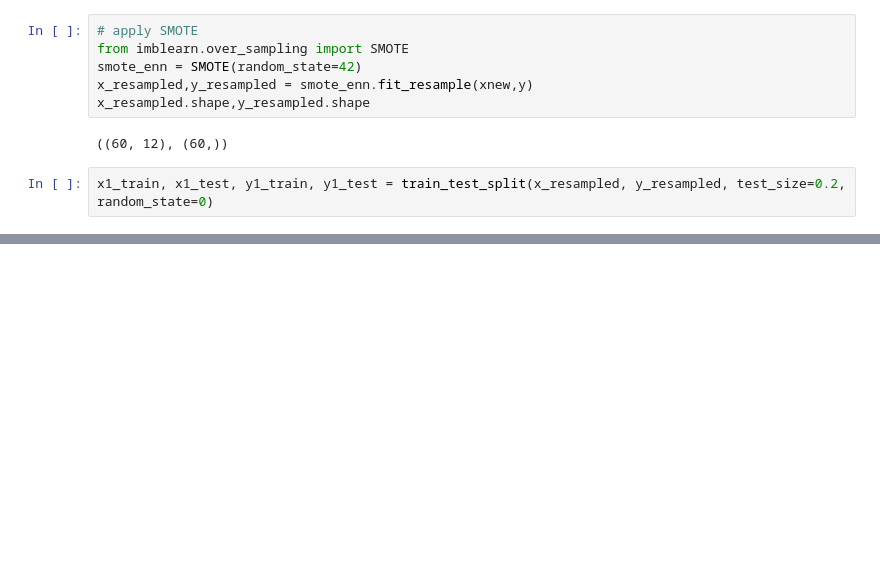
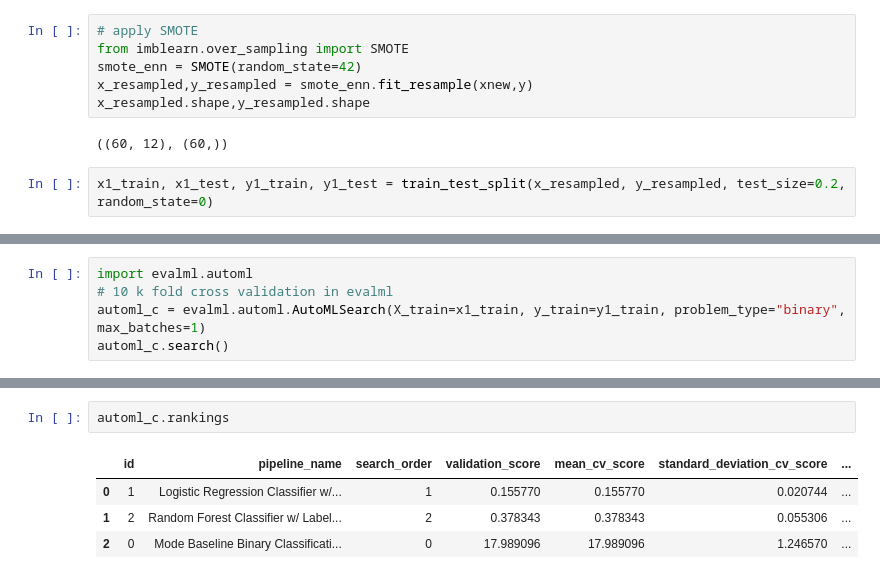
Before and after one commit to TheNobody-12/Data-Minining-Project-2022, a Jupyter notebook: Water quality/NoteBook1.ipynb, the cells around one changed output, grey strips where cells are left out. Drawn from its saved outputs; the diff is of its cells as text; blank space fills up the shorter version.

```diff
--- a/Water quality/NoteBook1.ipynb
+++ b/Water quality/NoteBook1.ipynb
@@ -614,0 +804,5 @@ weighted avg       0.93      0.92      0.92        12
+# %%
+import evalml.automl
+# 10 k fold cross validation in evalml
+automl_c = evalml.automl.AutoMLSearch(X_train=x1_train, y_train=y1_train, problem_type="binary", max_batches=1)
+automl_c.search()
@@ -614,0 +815,7 @@ weighted avg       0.93      0.92      0.92        12
+# %%
+automl_c.rankings
+# %% [output]
+|  | id | pipeline_name | search_order | validation_score | mean_cv_score | standard_deviation_cv_score | ... |
+| 0 | 1 | Logistic Regression Classifier w/... | 1 | 0.155770 | 0.155770 | 0.020744 | ... |
+| 1 | 2 | Random Forest Classifier w/ Label... | 2 | 0.378343 | 0.378343 | 0.055306 | ... |
+| 2 | 0 | Mode Baseline Binary Classificati... | 0 | 17.989096 | 17.989096 | 1.246570 | ... |
```
Also changed, not shown: parts of 21 cells of this notebook, 20 other files.
